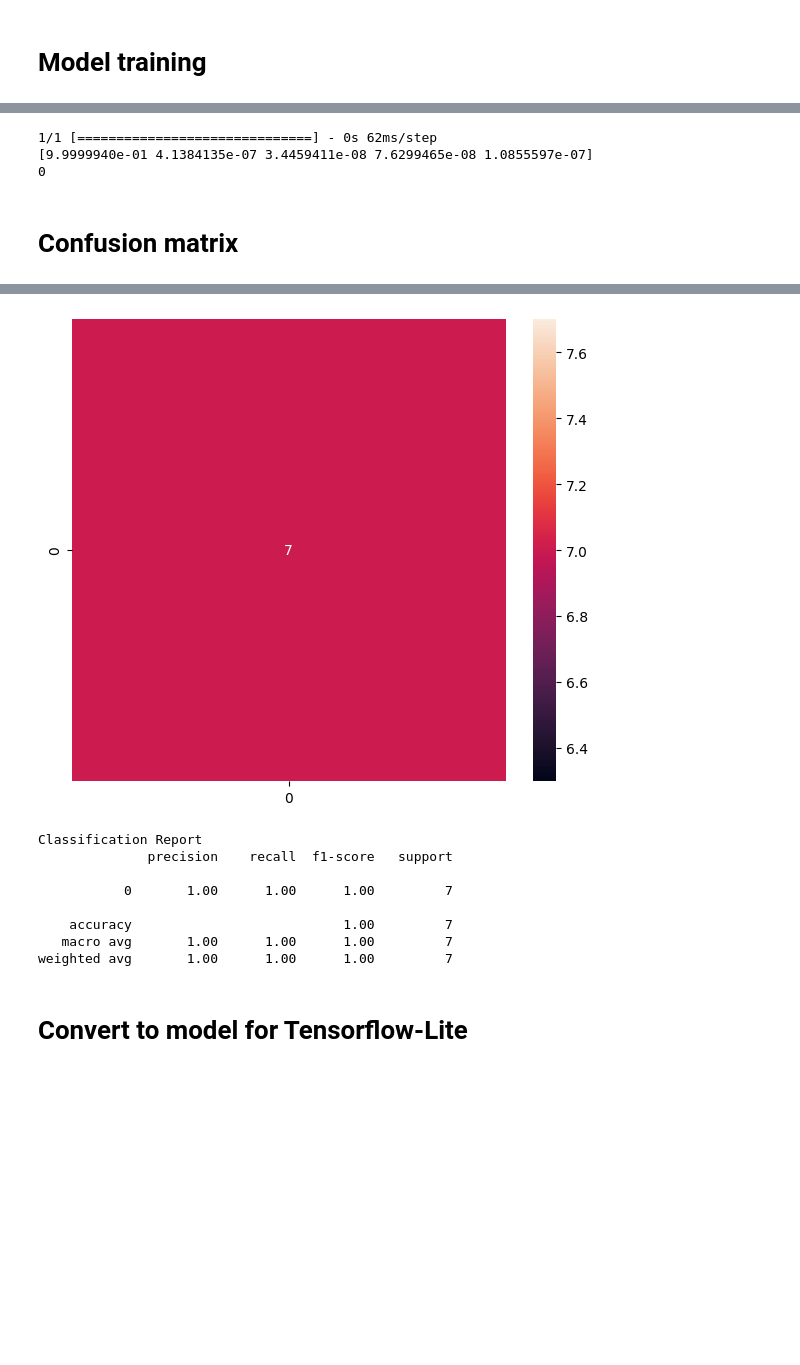
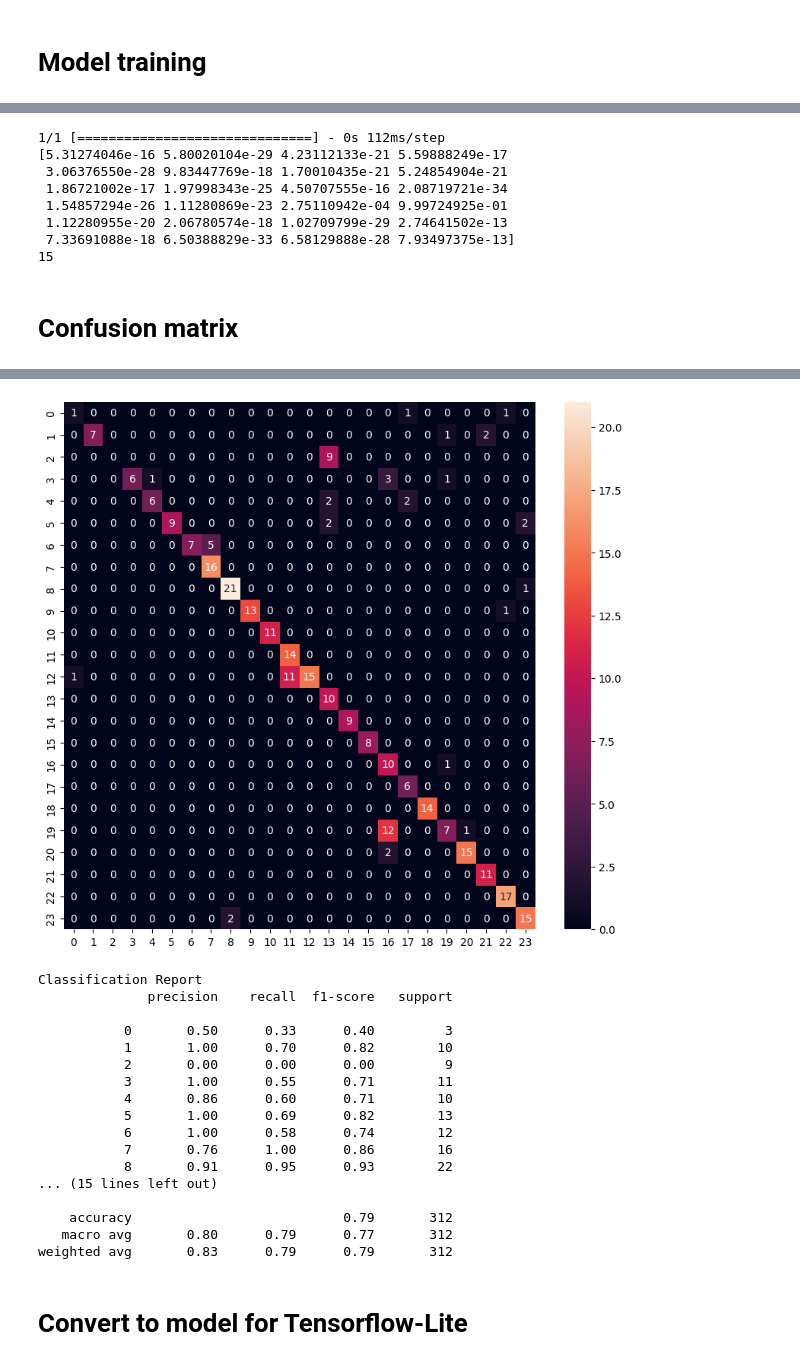
Before and after one commit to CodingSamrat/Sign-Language-Recognition, a Jupyter notebook: training_zon.ipynb, the cells around one changed output, grey strips where cells are left out. Cells and saved outputs as stored; diff of their text form; code cells hidden in the pictures; blank space fills up the shorter version.

Commit message:
modified labels & new model

```diff
--- a/training_zon.ipynb
+++ b/training_zon.ipynb
@@ -9,9 +9,9 @@ RANDOM_SEED = 42
 # %% [markdown]
 # Specify each path
 # %%
-dataset = 'model/keypoint_classifier/keypoint.csv'
-model_save_path = 'model/keypoint_classifier/keypoint_classifier.hdf5'
-tflite_save_path = 'model/keypoint_classifier/keypoint_classifier.tflite'
+dataset = 'model/keypoint.csv'
+model_save_path = 'model/aslr_model.hdf5'
+tflite_save_path = 'model/aslr_model.tflite'
 # %% [markdown]
 # Set number of classes
 # %%
@@ -114,9 +114,14 @@ predict_result = model.predict(np.array([X_test[0]]))
 print(np.squeeze(predict_result))
 print(np.argmax(np.squeeze(predict_result)))
 # %% [output]
-1/1 [==============================] - 0s 62ms/step
-[9.9999940e-01 4.1384135e-07 3.4459411e-08 7.6299465e-08 1.0855597e-07]
-0
+1/1 [==============================] - 0s 112ms/step
+[5.31274046e-16 5.80020104e-29 4.23112133e-21 5.59888249e-17
+ 3.06376550e-28 9.83447769e-18 1.70010435e-21 5.24854904e-21
+ 1.86721002e-17 1.97998343e-25 4.50707555e-16 2.08719721e-34
+ 1.54857294e-26 1.11280869e-23 2.75110942e-04 9.99724925e-01
+ 1.12280955e-20 2.06780574e-18 1.02709799e-29 2.74641502e-13
+ 7.33691088e-18 6.50388829e-33 6.58129888e-28 7.93497375e-13]
+15
 # %% [markdown]
 # Confusion matrix
 # %%
@@ -131,7 +136,7 @@ def print_confusion_matrix(y_true, y_pred, report=True):
 
     df_cmx = pd.DataFrame(cmx_data, index=labels, columns=labels)
 
-    fig, ax = plt.subplots(figsize=(7, 6))
+    fig, ax = plt.subplots(figsize=(10, 9))
     sns.heatmap(df_cmx, annot=True, fmt='g' ,square=False)
     ax.set_ylim(len(set(y_true)), 0)
     plt.show()
@@ -149,12 +154,21 @@ print_confusion_matrix(y_test, y_pred)
-[figure, old version]
+[figure, new version]
 Classification Report
               precision    recall  f1-score   support
 
-           0       1.00      1.00      1.00         7
+           0       0.50      0.33      0.40         3
+           1       1.00      0.70      0.82        10
+           2       0.00      0.00      0.00         9
+           3       1.00      0.55      0.71        11
+           4       0.86      0.60      0.71        10
+           5       1.00      0.69      0.82        13
+           6       1.00      0.58      0.74        12
+           7       0.76      1.00      0.86        16
+           8       0.91      0.95      0.93        22
+... (15 lines left out)
 
-    accuracy                           1.00         7
-   macro avg       1.00      1.00      1.00         7
-weighted avg       1.00      1.00      1.00         7
+    accuracy                           0.79       312
+   macro avg       0.80      0.79      0.77       312
+weighted avg       0.83      0.79      0.79       312
 # %% [markdown]
 # Convert to model for Tensorflow-Lite
 # %%
```
Also changed, not shown: parts of 8 cells of this notebook, 2 other files.
